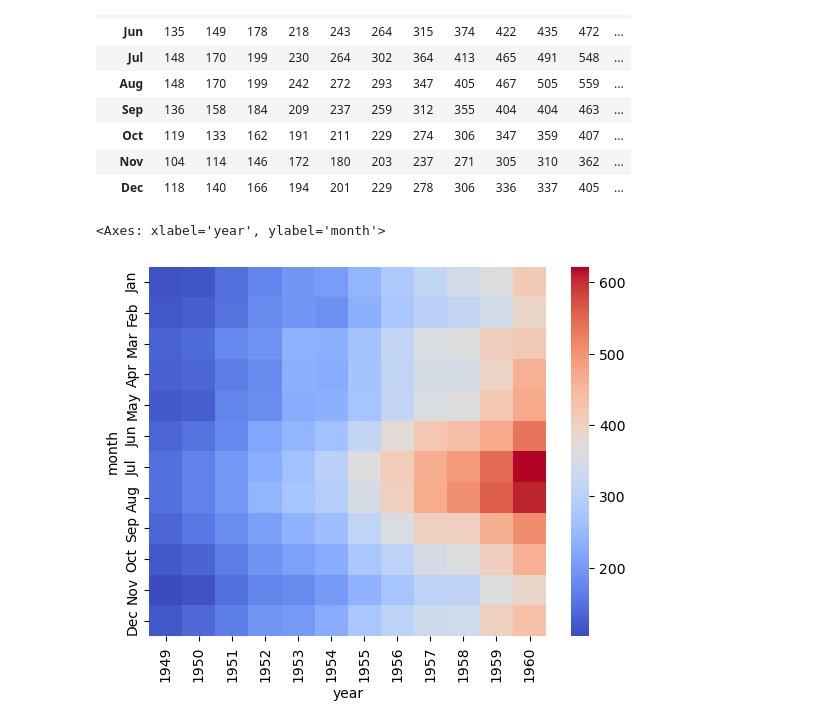
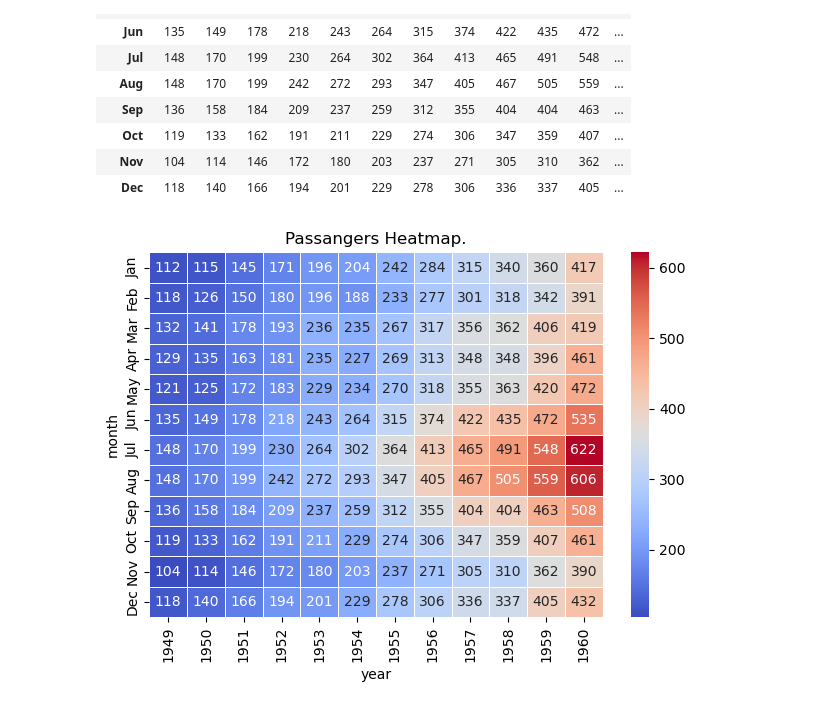
Before and after one commit to SatinderSinghSall/AI-and-Machine-Learning, a Jupyter notebook: 21. Data Visualization - Part 2/Seaborn.ipynb, the cells around one changed output. Saved outputs shown, nothing was run; the diff lists cells and outputs as text; code cells hidden in the pictures.

Commit message:
AI / ML: Relation Plots in Seaborn - HeatMaps.

```diff
--- a/21. Data Visualization - Part 2/Seaborn.ipynb
+++ b/21. Data Visualization - Part 2/Seaborn.ipynb
@@ -326,9 +326,14 @@ flights.pivot(index="month", columns="year", values="passengers" )
 # %%
 flights_pivot = flights.pivot(index="month", columns="year", values="passengers" )
 sns.heatmap(
     flights_pivot,
-    cmap="coolwarm"
+    cmap="coolwarm",
+    annot=True,
+    fmt="d",
+    linewidth=.5
 )
+
+plt.title("Passangers Heatmap.")
+plt.tight_layout()
 # %% [output]
-<Axes: xlabel='year', ylabel='month'>
-[figure, old version]
+[figure, new version]
```
